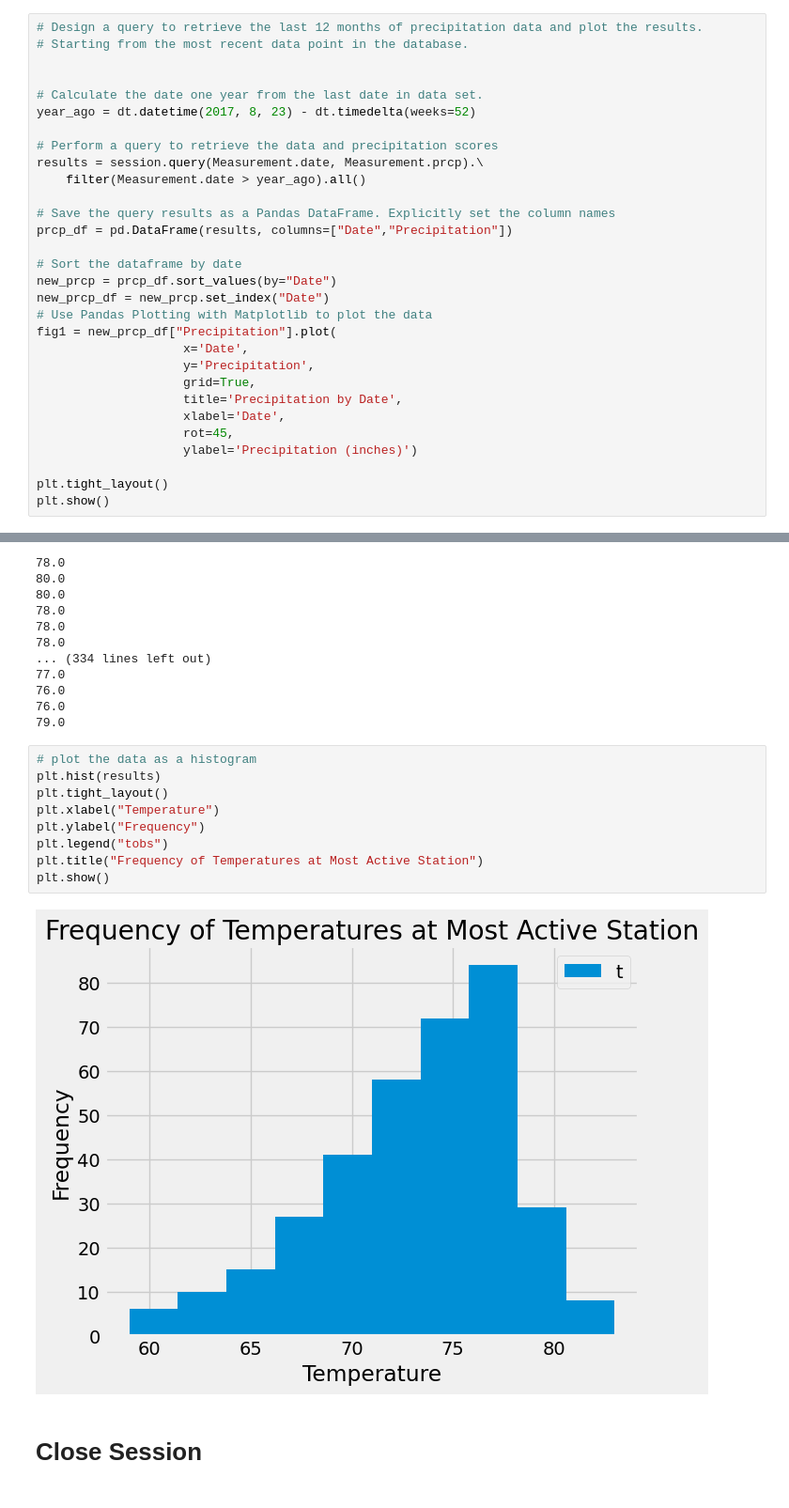
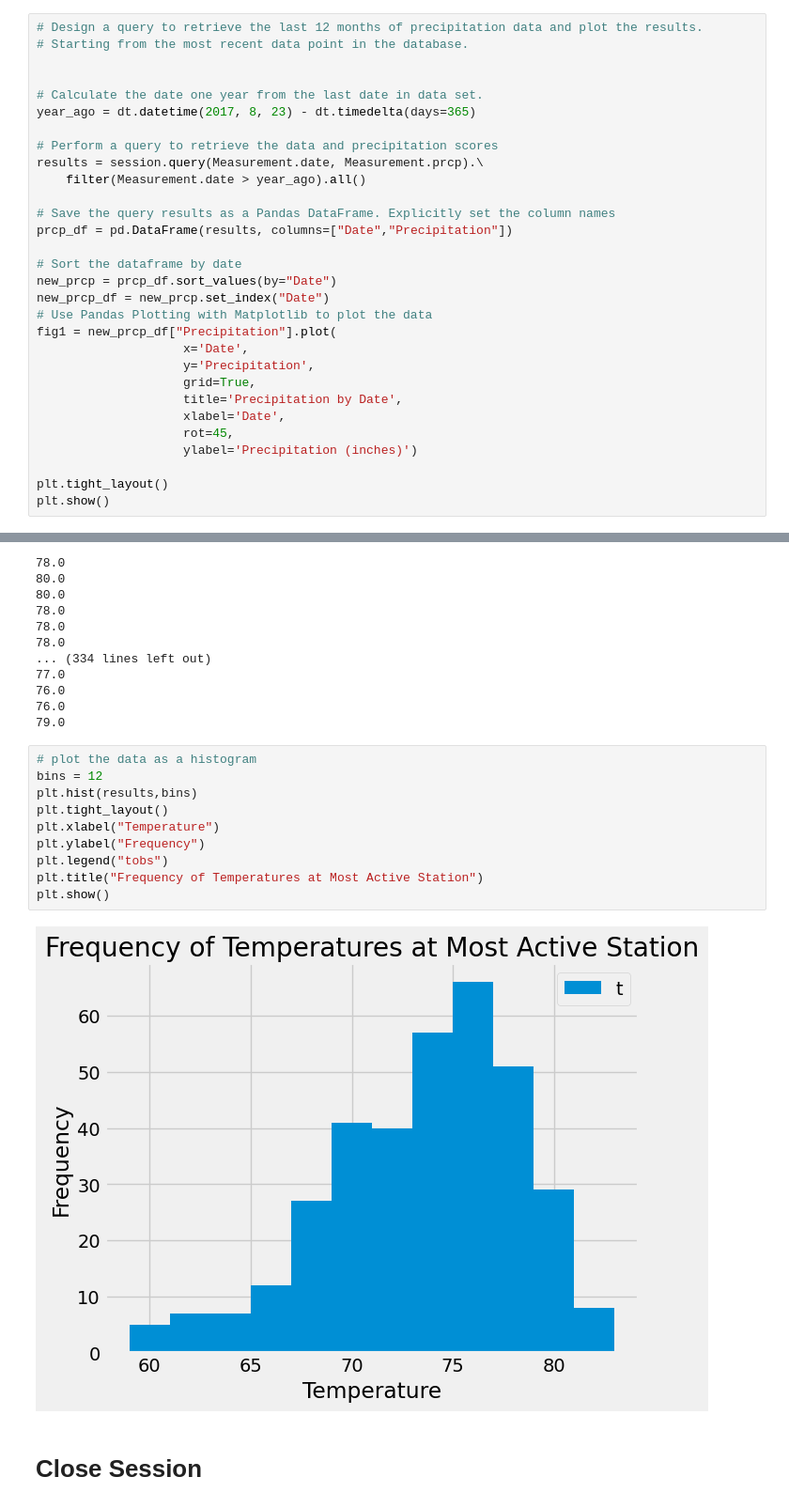
Before and after one commit to cbenson214/sqlalchemy-challenge, a Jupyter notebook: SurfsUp/climate_script.ipynb, the cells around one changed output, grey strips where cells are left out. Shown: that part at 94% size. Saved outputs shown, nothing was run; the diff lists cells and outputs as text.

```diff
--- a/SurfsUp/climate_script.ipynb
+++ b/SurfsUp/climate_script.ipynb
@@ -64,7 +64,7 @@ final_date
 
 
 # Calculate the date one year from the last date in data set.
-year_ago = dt.datetime(2017, 8, 23) - dt.timedelta(weeks=52)
+year_ago = dt.datetime(2017, 8, 23) - dt.timedelta(days=365)
 
 # Perform a query to retrieve the data and precipitation scores
 results = session.query(Measurement.date, Measurement.prcp).\
@@ -184,15 +184,16 @@ for result in tobs_results:
 79.0
 # %%
 # plot the data as a histogram
-plt.hist(results)
+bins = 12
+plt.hist(results,bins)
 plt.tight_layout()
 plt.xlabel("Temperature")
 plt.ylabel("Frequency")
 plt.legend("tobs")
 plt.title("Frequency of Temperatures at Most Active Station")
 plt.show()
 # %% [output]
-[figure, old version]
+[figure, new version]
 # %% [markdown]
 # Close Session
 # %%
```
Also changed, not shown: parts of 1 cell of this notebook, 1 other file.
